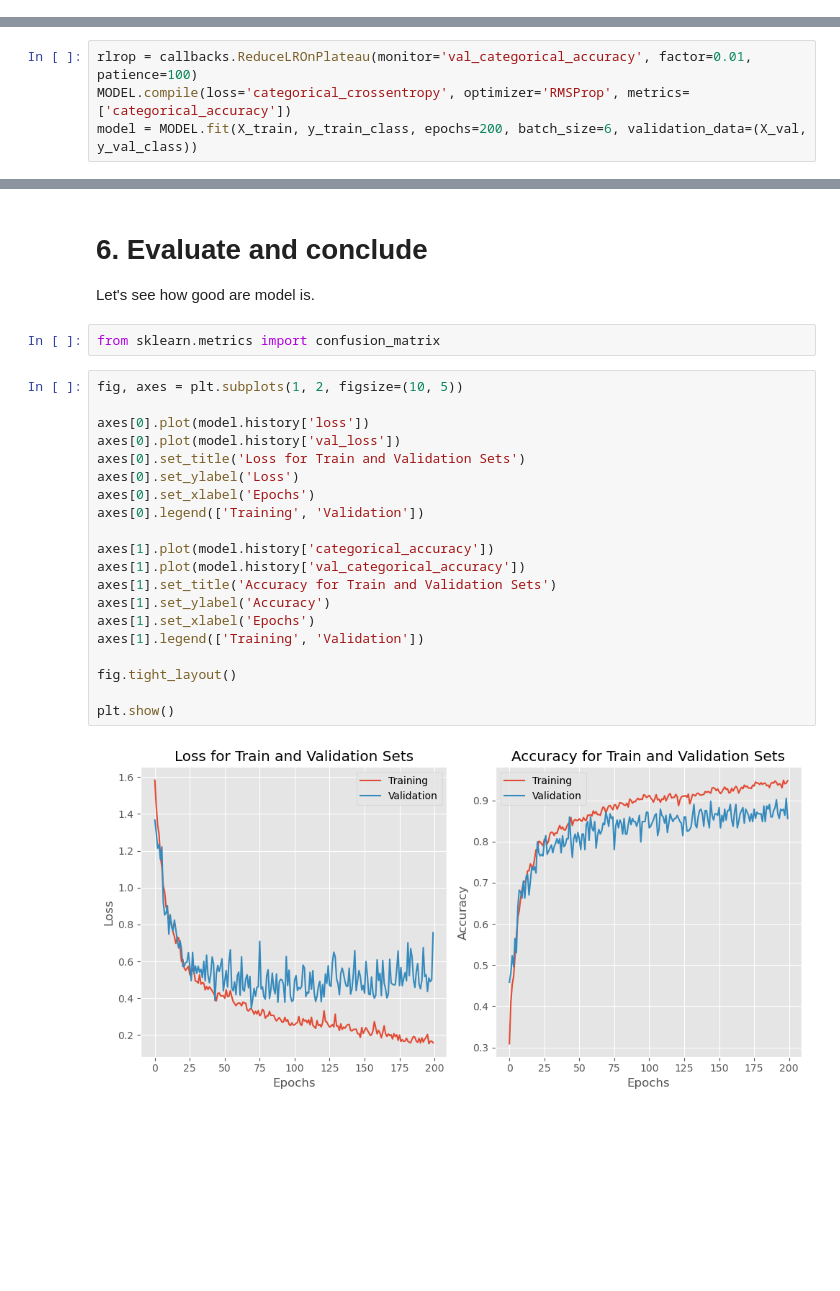
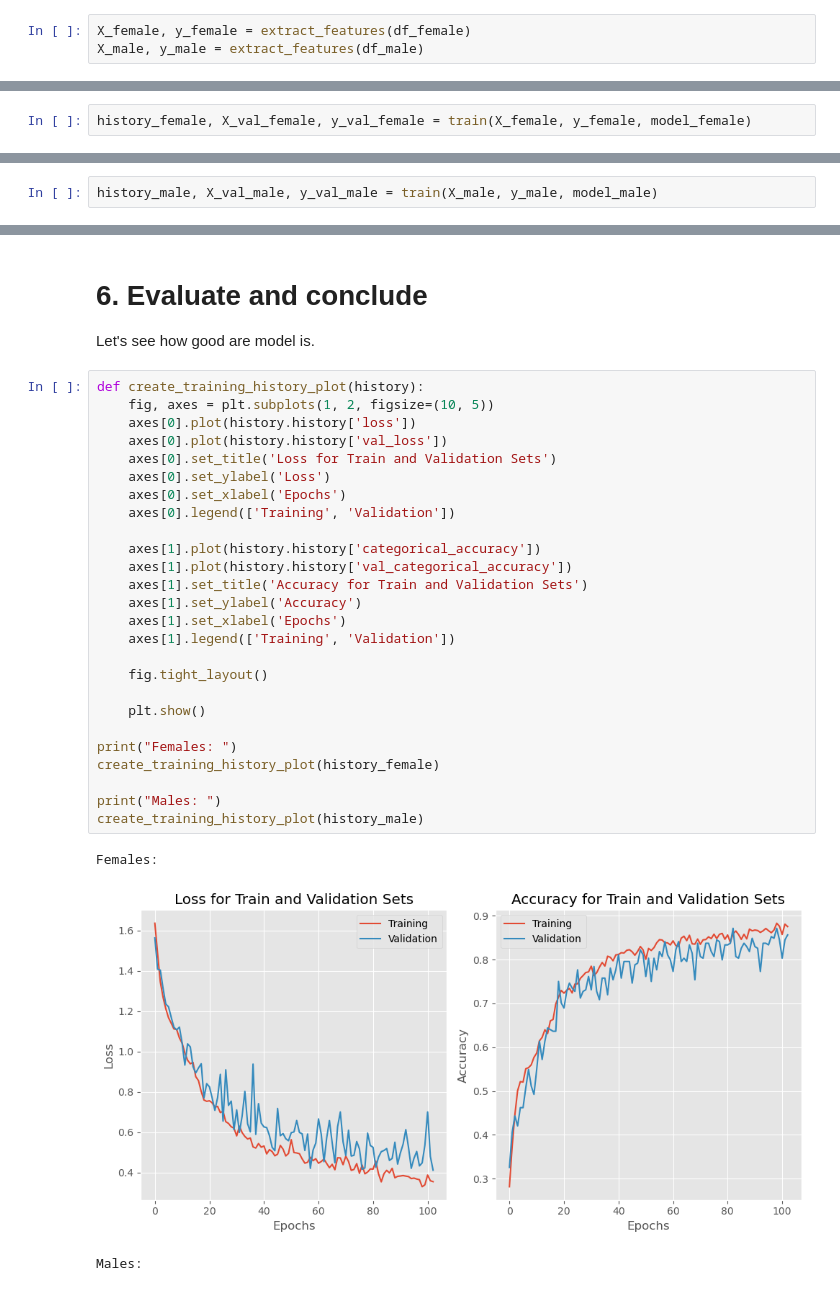
Before and after one commit to S-Gemmin/speech-emotion-recognition, a Jupyter notebook: speech-emotion-recognition-90.ipynb, the cells around one changed output, grey strips where cells are left out. Cells and saved outputs as stored; diff of their text form; blank space fills up the shorter version.

```diff
--- a/speech-emotion-recognition-90.ipynb
+++ b/speech-emotion-recognition-90.ipynb
@@ -358,0 +470,3 @@ y = np.expand_dims(y, axis=1).astype('int8')
+# %%
+X_female, y_female = extract_features(df_female)
+X_male, y_male = extract_features(df_male)
@@ -396,7 +597,3 @@ Trainable params: 53,894
 Non-trainable params: 0
 _________________________________________________________________
 None
-# %%
-rlrop = callbacks.ReduceLROnPlateau(monitor='val_categorical_accuracy', factor=0.01, patience=100)
-MODEL.compile(loss='categorical_crossentropy', optimizer='RMSProp', metrics=['categorical_accuracy'])
-model = MODEL.fit(X_train, y_train_class, epochs=200, batch_size=6, validation_data=(X_val, y_val_class))
@@ -420,0 +647,2 @@ Epoch 200/200
+# %%
+history_female, X_val_female, y_val_female = train(X_female, y_female, model_female)
@@ -420,0 +667,2 @@ Epoch 200/200
+# %%
+history_male, X_val_male, y_val_male = train(X_male, y_male, model_male)
@@ -422,27 +688,33 @@ Epoch 200/200
 # 6. Evaluate and conclude
 
 Let's see how good are model is.
-# %%
-from sklearn.metrics import confusion_matrix
 # %%
-fig, axes = plt.subplots(1, 2, figsize=(10, 5))
+def create_training_history_plot(history):
+    fig, axes = plt.subplots(1, 2, figsize=(10, 5))
+    axes[0].plot(history.history['loss'])
+    axes[0].plot(history.history['val_loss'])
+    axes[0].set_title('Loss for Train and Validation Sets')
+    axes[0].set_ylabel('Loss')
+    axes[0].set_xlabel('Epochs')
+    axes[0].legend(['Training', 'Validation'])
 
-axes[0].plot(model.history['loss'])
-axes[0].plot(model.history['val_loss'])
-axes[0].set_title('Loss for Train and Validation Sets')
-axes[0].set_ylabel('Loss')
-axes[0].set_xlabel('Epochs')
-axes[0].legend(['Training', 'Validation'])
+    axes[1].plot(history.history['categorical_accuracy'])
+    axes[1].plot(history.history['val_categorical_accuracy'])
+    axes[1].set_title('Accuracy for Train and Validation Sets')
+    axes[1].set_ylabel('Accuracy')
+    axes[1].set_xlabel('Epochs')
+    axes[1].legend(['Training', 'Validation'])
 
-axes[1].plot(model.history['categorical_accuracy'])
-axes[1].plot(model.history['val_categorical_accuracy'])
-axes[1].set_title('Accuracy for Train and Validation Sets')
-axes[1].set_ylabel('Accuracy')
-axes[1].set_xlabel('Epochs')
-axes[1].legend(['Training', 'Validation'])
+    fig.tight_layout()
 
-fig.tight_layout()
+    plt.show()
 
-plt.show()
+print("Females: ")
+create_training_history_plot(history_female)
+
+print("Males: ")
+create_training_history_plot(history_male)
 # %% [output]
+Females:
-[figure, old version]
+[figure, new version]
+Males:
```
Also changed, not shown: parts of 51 cells of this notebook.
